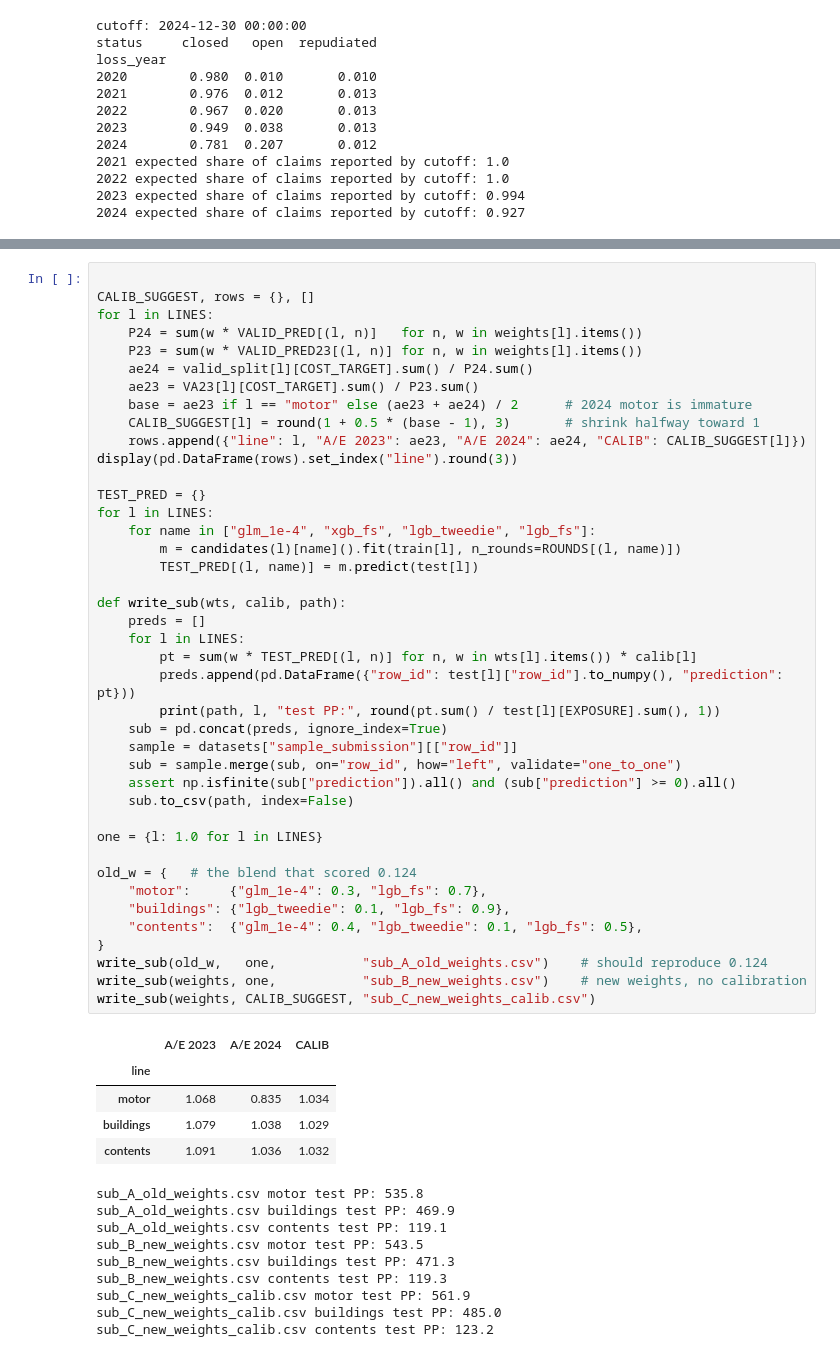
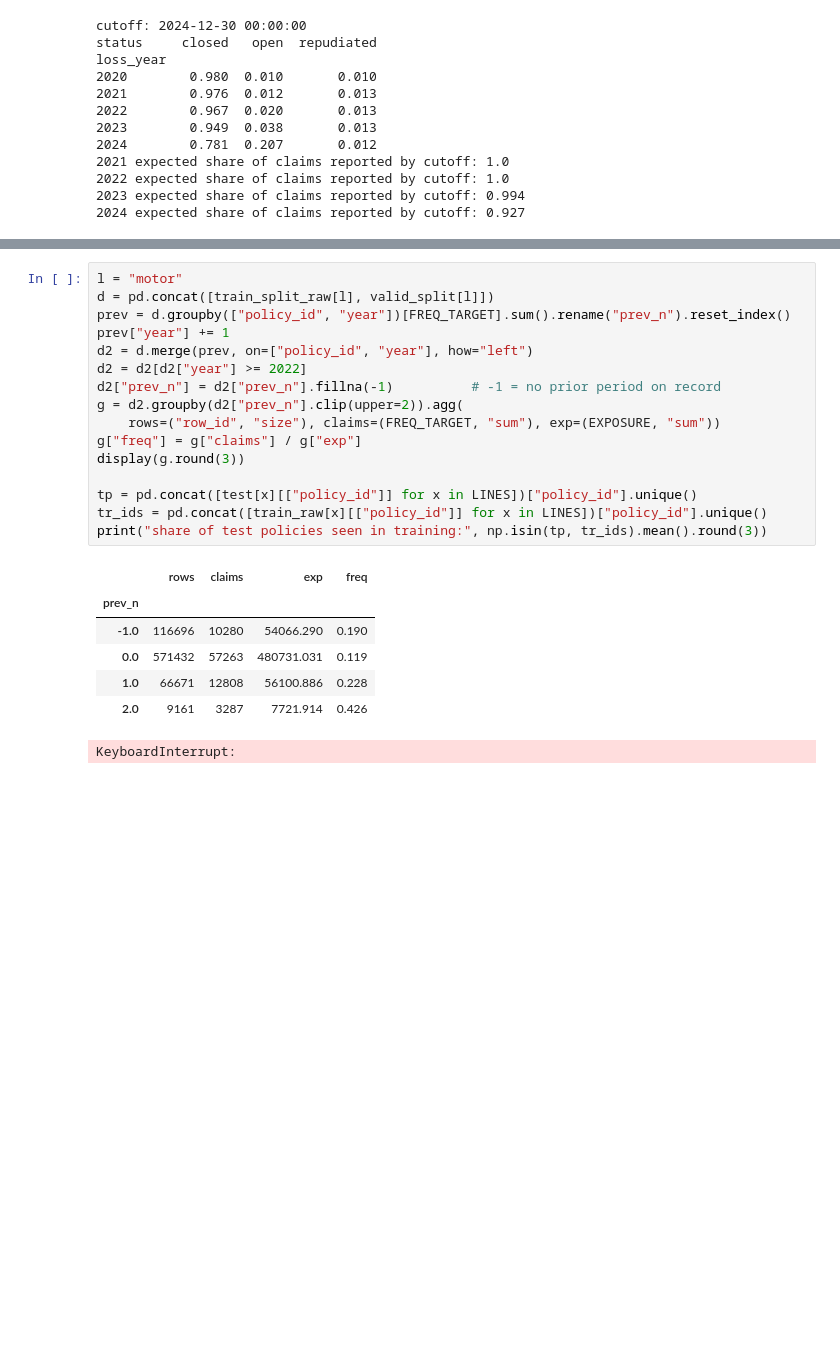
Before and after one commit to sarah-gui/Hackathon2026, a Jupyter notebook: analysis.ipynb, the cells around one changed output, grey strips where cells are left out. Cells and saved outputs as stored; diff of their text form; blank space fills up the shorter version.

Commit message:
blend v3

```diff
--- a/analysis.ipynb
+++ b/analysis.ipynb
@@ -2806,56 +2696,24 @@ contents
-# %%
-
-CALIB_SUGGEST, rows = {}, []
-for l in LINES:
-    P24 = sum(w * VALID_PRED[(l, n)]   for n, w in weights[l].items())
-    P23 = sum(w * VALID_PRED23[(l, n)] for n, w in weights[l].items())
-    ae24 = valid_split[l][COST_TARGET].sum() / P24.sum()
-    ae23 = VA23[l][COST_TARGET].sum() / P23.sum()
-    base = ae23 if l == "motor" else (ae23 + ae24) / 2      # 2024 motor is immature
-    CALIB_SUGGEST[l] = round(1 + 0.5 * (base - 1), 3)       # shrink halfway toward 1
-    rows.append({"line": l, "A/E 2023": ae23, "A/E 2024": ae24, "CALIB": CALIB_SUGGEST[l]})
-display(pd.DataFrame(rows).set_index("line").round(3))
-
-TEST_PRED = {}
-for l in LINES:
-    for name in ["glm_1e-4", "xgb_fs", "lgb_tweedie", "lgb_fs"]:
-        m = candidates(l)[name]().fit(train[l], n_rounds=ROUNDS[(l, name)])
-        TEST_PRED[(l, name)] = m.predict(test[l])
-
-def write_sub(wts, calib, path):
-    preds = []
-    for l in LINES:
-        pt = sum(w * TEST_PRED[(l, n)] for n, w in wts[l].items()) * calib[l]
-        preds.append(pd.DataFrame({"row_id": test[l]["row_id"].to_numpy(), "prediction": pt}))
-        print(path, l, "test PP:", round(pt.sum() / test[l][EXPOSURE].sum(), 1))
-    sub = pd.concat(preds, ignore_index=True)
-    sample = datasets["sample_submission"][["row_id"]]
-    sub = sample.merge(sub, on="row_id", how="left", validate="one_to_one")
-    assert np.isfinite(sub["prediction"]).all() and (sub["prediction"] >= 0).all()
-    sub.to_csv(path, index=False)
-
-one = {l: 1.0 for l in LINES}
-
-old_w = {   # the blend that scored 0.124
-    "motor":     {"glm_1e-4": 0.3, "lgb_fs": 0.7},
-    "buildings": {"lgb_tweedie": 0.1, "lgb_fs": 0.9},
-    "contents":  {"glm_1e-4": 0.4, "lgb_tweedie": 0.1, "lgb_fs": 0.5},
-}
-write_sub(old_w,   one,           "sub_A_old_weights.csv")    # should reproduce 0.124
-write_sub(weights, one,           "sub_B_new_weights.csv")    # new weights, no calibration
-write_sub(weights, CALIB_SUGGEST, "sub_C_new_weights_calib.csv")
-# %% [output]
-|  | A/E 2023 | A/E 2024 | CALIB |
-| line |  |  |  |
-| motor | 1.068 | 0.835 | 1.034 |
-| buildings | 1.079 | 1.038 | 1.029 |
-| contents | 1.091 | 1.036 | 1.032 |
-sub_A_old_weights.csv motor test PP: 535.8
-sub_A_old_weights.csv buildings test PP: 469.9
-sub_A_old_weights.csv contents test PP: 119.1
-sub_B_new_weights.csv motor test PP: 543.5
-sub_B_new_weights.csv buildings test PP: 471.3
-sub_B_new_weights.csv contents test PP: 119.3
-sub_C_new_weights_calib.csv motor test PP: 561.9
-sub_C_new_weights_calib.csv buildings test PP: 485.0
-sub_C_new_weights_calib.csv contents test PP: 123.2
+# %%
+l = "motor"
+d = pd.concat([train_split_raw[l], valid_split[l]])
+prev = d.groupby(["policy_id", "year"])[FREQ_TARGET].sum().rename("prev_n").reset_index()
+prev["year"] += 1
+d2 = d.merge(prev, on=["policy_id", "year"], how="left")
+d2 = d2[d2["year"] >= 2022]
+d2["prev_n"] = d2["prev_n"].fillna(-1)          # -1 = no prior period on record
+g = d2.groupby(d2["prev_n"].clip(upper=2)).agg(
+    rows=("row_id", "size"), claims=(FREQ_TARGET, "sum"), exp=(EXPOSURE, "sum"))
+g["freq"] = g["claims"] / g["exp"]
+display(g.round(3))
+
+tp = pd.concat([test[x][["policy_id"]] for x in LINES])["policy_id"].unique()
+tr_ids = pd.concat([train_raw[x][["policy_id"]] for x in LINES])["policy_id"].unique()
+print("share of test policies seen in training:", np.isin(tp, tr_ids).mean().round(3))
+# %% [output]
+|  | rows | claims | exp | freq |
+| prev_n |  |  |  |  |
+| -1.0 | 116696 | 10280 | 54066.290 | 0.190 |
+| 0.0 | 571432 | 57263 | 480731.031 | 0.119 |
+| 1.0 | 66671 | 12808 | 56100.886 | 0.228 |
+| 2.0 | 9161 | 3287 | 7721.914 | 0.426 |
+KeyboardInterrupt:
```
Also changed, not shown: parts of 4 cells of this notebook.
